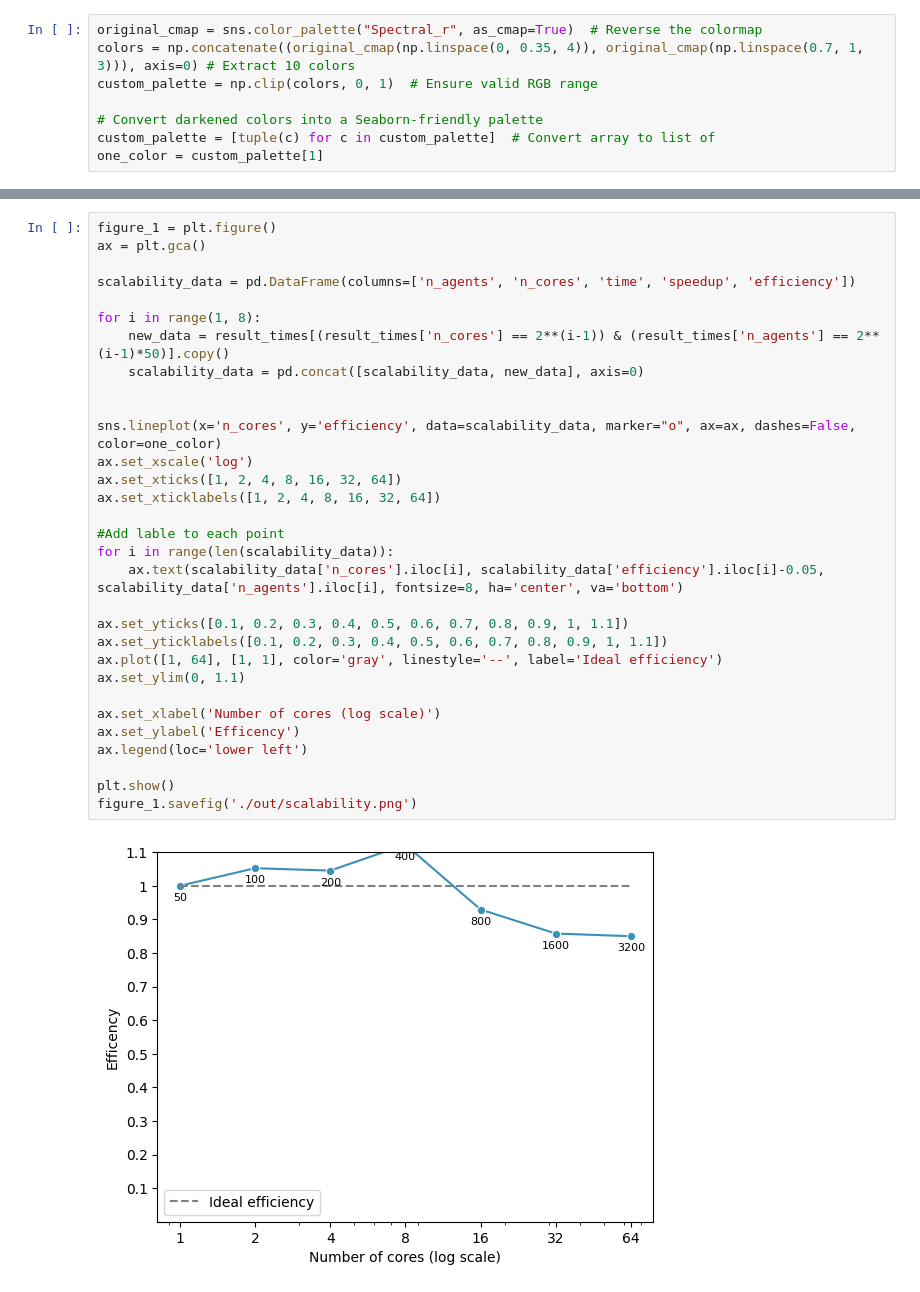
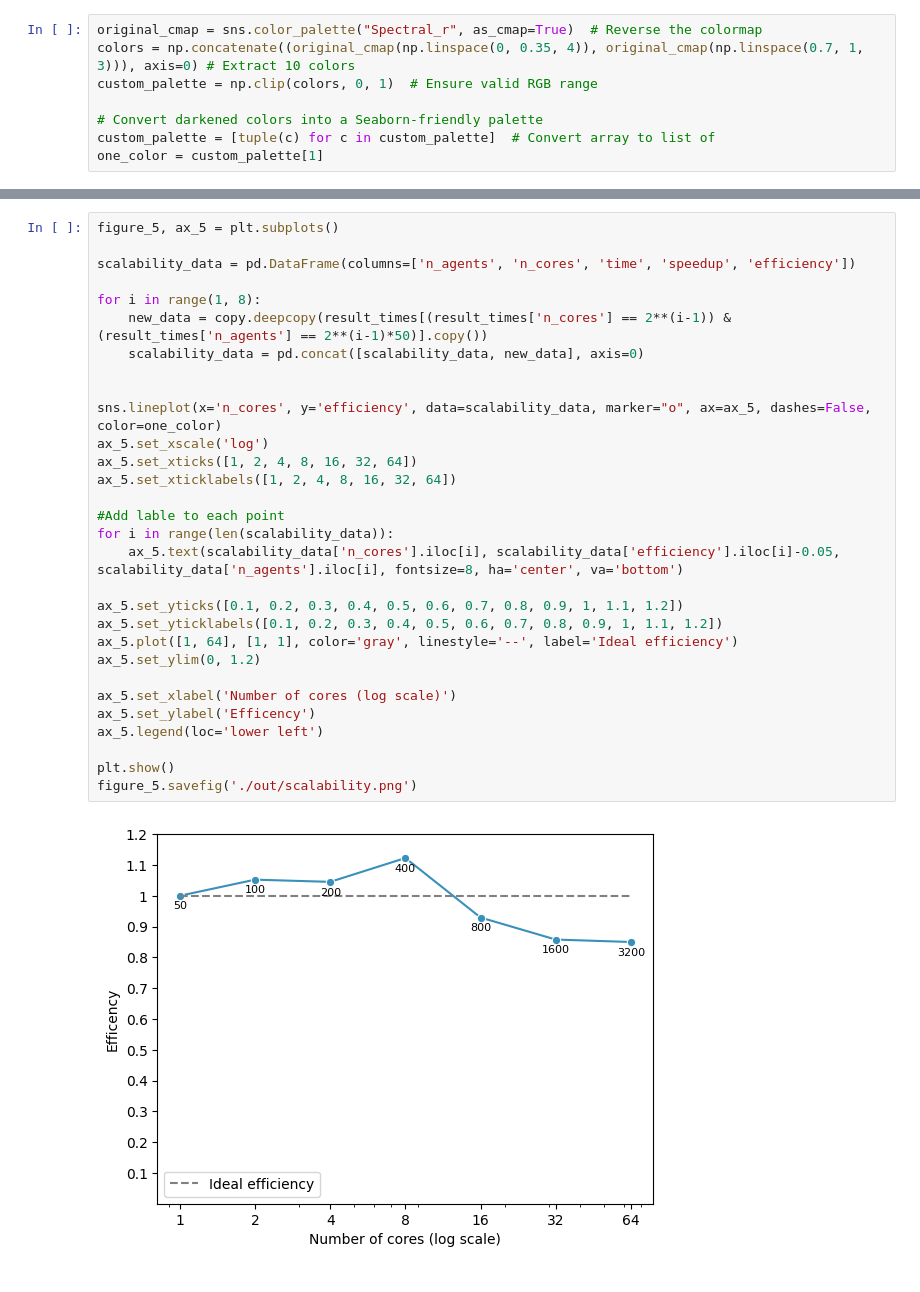
Before and after one commit to muraronicola/Parallel-implementation-of-Gravitational-Search-Algorithm, a Jupyter notebook: plots/plots.ipynb, the cells around one changed output, grey strips where cells are left out. Cells and saved outputs as stored; diff of their text form.

```diff
--- a/plots/plots.ipynb
+++ b/plots/plots.ipynb
@@ -114,33 +197,32 @@ figure_1.savefig('./out/efficiency.png')
 # %%
-figure_1 = plt.figure()
-ax = plt.gca()
+figure_5, ax_5 = plt.subplots()
 
 scalability_data = pd.DataFrame(columns=['n_agents', 'n_cores', 'time', 'speedup', 'efficiency'])
 
 for i in range(1, 8):
-    new_data = result_times[(result_times['n_cores'] == 2**(i-1)) & (result_times['n_agents'] == 2**(i-1)*50)].copy()
+    new_data = copy.deepcopy(result_times[(result_times['n_cores'] == 2**(i-1)) & (result_times['n_agents'] == 2**(i-1)*50)].copy())
     scalability_data = pd.concat([scalability_data, new_data], axis=0)
 
 
-sns.lineplot(x='n_cores', y='efficiency', data=scalability_data, marker="o", ax=ax, dashes=False, color=one_color)
-ax.set_xscale('log')
-ax.set_xticks([1, 2, 4, 8, 16, 32, 64])
-ax.set_xticklabels([1, 2, 4, 8, 16, 32, 64])
+sns.lineplot(x='n_cores', y='efficiency', data=scalability_data, marker="o", ax=ax_5, dashes=False, color=one_color)
+ax_5.set_xscale('log')
+ax_5.set_xticks([1, 2, 4, 8, 16, 32, 64])
+ax_5.set_xticklabels([1, 2, 4, 8, 16, 32, 64])
 
 #Add lable to each point
 for i in range(len(scalability_data)):
-    ax.text(scalability_data['n_cores'].iloc[i], scalability_data['efficiency'].iloc[i]-0.05, scalability_data['n_agents'].iloc[i], fontsize=8, ha='center', va='bottom')
+    ax_5.text(scalability_data['n_cores'].iloc[i], scalability_data['efficiency'].iloc[i]-0.05, scalability_data['n_agents'].iloc[i], fontsize=8, ha='center', va='bottom')
 
-ax.set_yticks([0.1, 0.2, 0.3, 0.4, 0.5, 0.6, 0.7, 0.8, 0.9, 1, 1.1])
-ax.set_yticklabels([0.1, 0.2, 0.3, 0.4, 0.5, 0.6, 0.7, 0.8, 0.9, 1, 1.1])
-ax.plot([1, 64], [1, 1], color='gray', linestyle='--', label='Ideal efficiency')
-ax.set_ylim(0, 1.1)
+ax_5.set_yticks([0.1, 0.2, 0.3, 0.4, 0.5, 0.6, 0.7, 0.8, 0.9, 1, 1.1, 1.2])
+ax_5.set_yticklabels([0.1, 0.2, 0.3, 0.4, 0.5, 0.6, 0.7, 0.8, 0.9, 1, 1.1, 1.2])
+ax_5.plot([1, 64], [1, 1], color='gray', linestyle='--', label='Ideal efficiency')
+ax_5.set_ylim(0, 1.2)
 
-ax.set_xlabel('Number of cores (log scale)')
-ax.set_ylabel('Efficency')
-ax.legend(loc='lower left')
+ax_5.set_xlabel('Number of cores (log scale)')
+ax_5.set_ylabel('Efficency')
+ax_5.legend(loc='lower left')
 
 plt.show()
-figure_1.savefig('./out/scalability.png')
+figure_5.savefig('./out/scalability.png')
 # %% [output]
-[figure, old version]
+[figure, new version]
```
Also changed, not shown: parts of 10 cells of this notebook, 9 other files.
